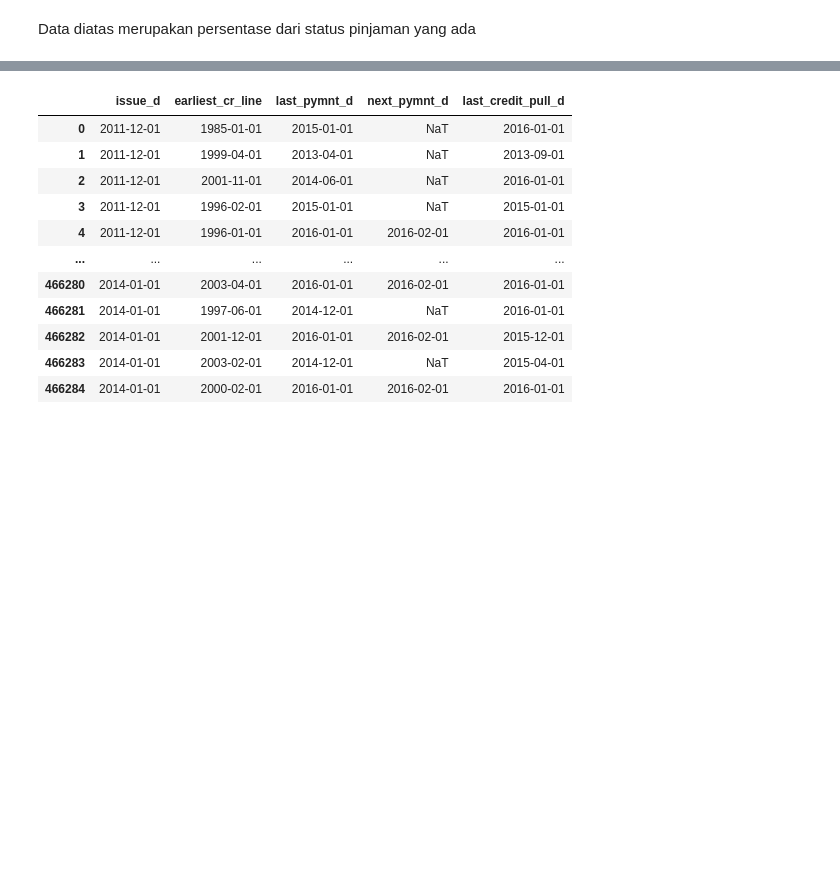
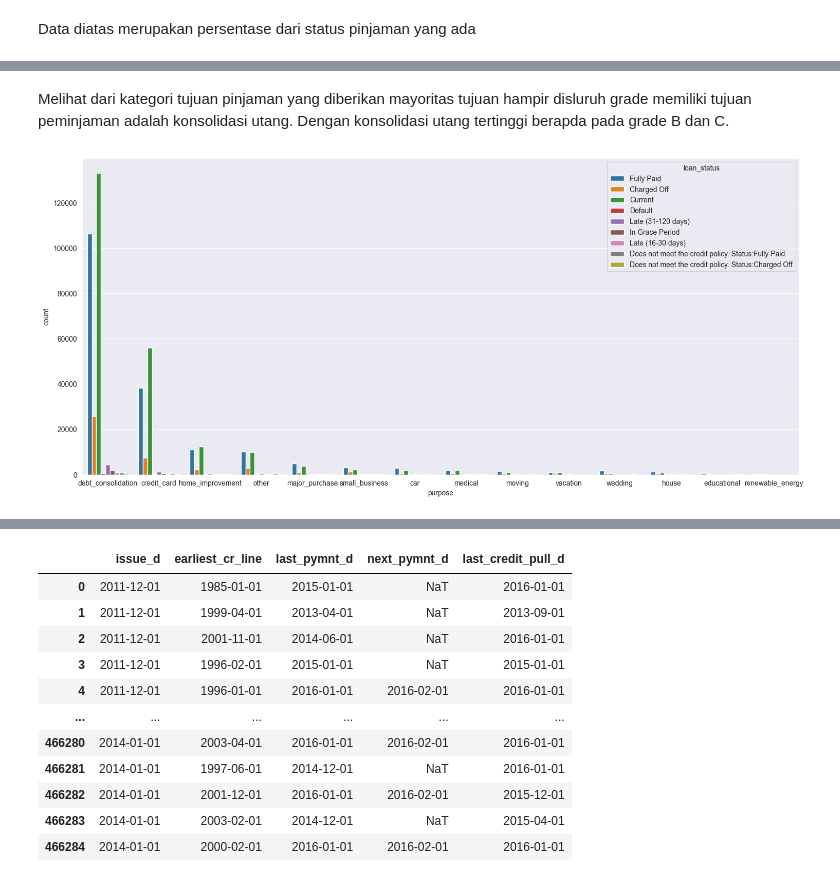
Before and after one commit to khiranadwicahyo/implementation-of-prediction-model-for-credit-risk, a Jupyter notebook: src code/Final_Task_IDX_Partners_Data_Scientist_KhiranaDwicahyo.ipynb, the cells around one changed output, grey strips where cells are left out. Saved outputs shown, nothing was run; the diff lists cells and outputs as text; code cells hidden in the pictures; blank space fills up the shorter version.

```diff
--- a/src code/Final_Task_IDX_Partners_Data_Scientist_KhiranaDwicahyo.ipynb
+++ b/src code/Final_Task_IDX_Partners_Data_Scientist_KhiranaDwicahyo.ipynb
@@ -430,0 +455,8 @@ plt.show()
+# %% [markdown]
+Melihat dari kategori tujuan pinjaman yang diberikan mayoritas tujuan hampir disluruh grade memiliki tujuan peminjaman adalah konsolidasi utang. Dengan konsolidasi utang tertinggi berapda pada grade B dan C.
+# %%
+plt.figure(figsize=(18,8))
+sns.countplot(x=df['purpose'], hue=df['loan_status'], order=df['purpose'].value_counts().index)
+plt.show()
+# %% [output]
+[figure, added]
```
Also changed, not shown: parts of 64 cells of this notebook, 4 other files.
